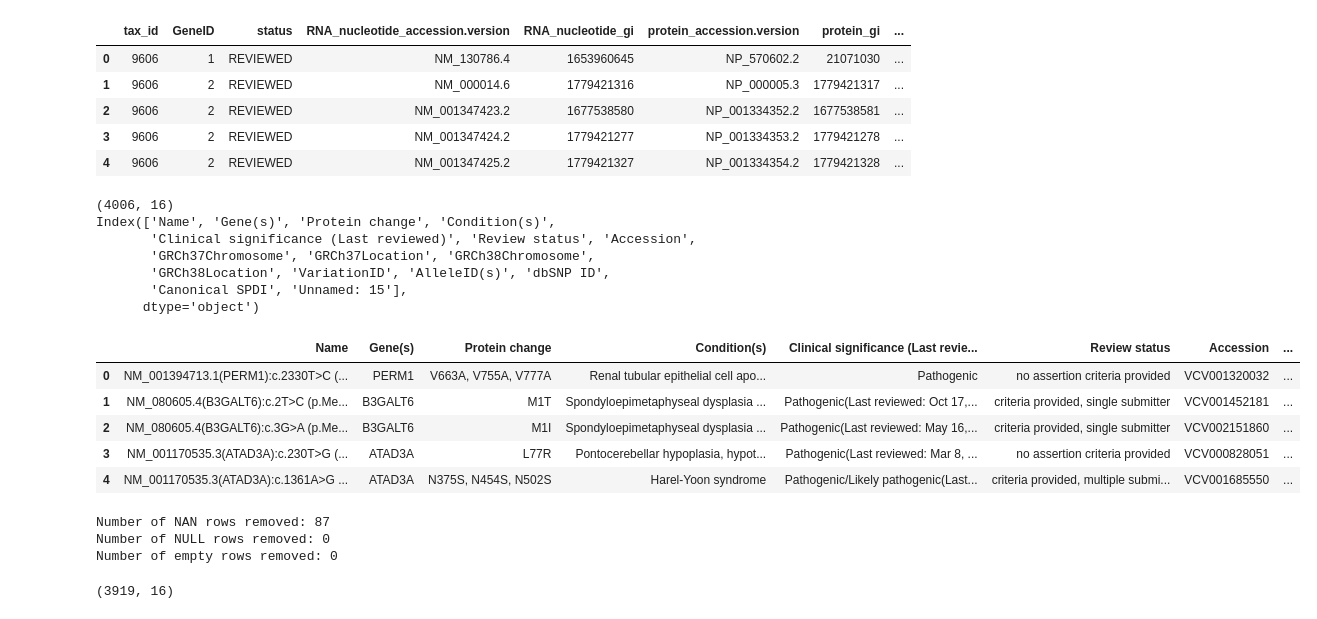
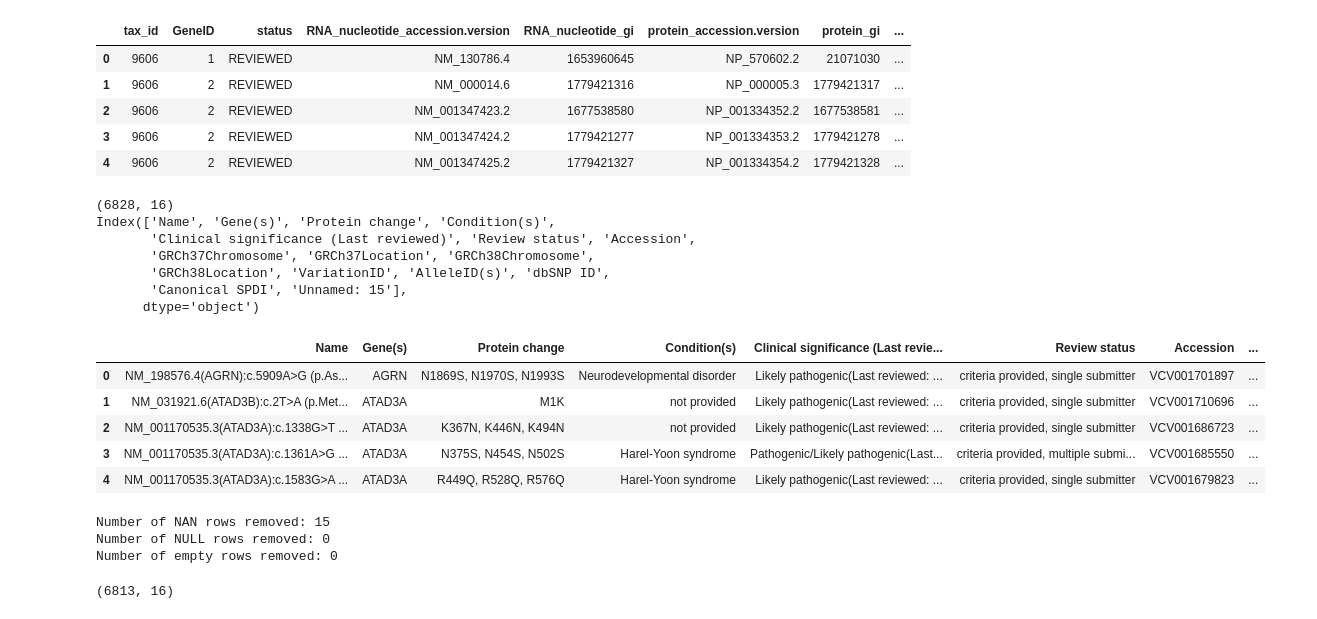
Before and after one commit to akabiraka/variant_effect_analysis, a Jupyter notebook: data_processing/clinvar_mapping_gene2refseq.ipynb, the cells around one changed output. Saved outputs shown, nothing was run; the diff lists cells and outputs as text; code cells hidden in the pictures.

```diff
--- a/data_processing/clinvar_mapping_gene2refseq.ipynb
+++ b/data_processing/clinvar_mapping_gene2refseq.ipynb
@@ -22,34 +22,34 @@ gene2refseq_filtered_df.head()
 | 3 | 9606 | 2 | REVIEWED | NM_001347424.2 | 1779421277 | NP_001334353.2 | 1779421278 | ... |
 | 4 | 9606 | 2 | REVIEWED | NM_001347425.2 | 1779421327 | NP_001334354.2 | 1779421328 | ... |
 # %%
-clinvar_data_filepath = home_dir+"data/clinvar/search_results/clinvar_HumanPathogenicMissenseVariants01012022To14022023.txt"
-# clinvar_data_filepath = home_dir+"data/clinvar/search_results/clinvar_HumanLikelyPathogenicMissenseVariants01012022To14022023.txt"
+# clinvar_data_filepath = home_dir+"data/clinvar/search_results/clinvar_HumanPathogenicMissenseVariants01012022To14022023.txt"
+clinvar_data_filepath = home_dir+"data/clinvar/search_results/clinvar_HumanLikelyPathogenicMissenseVariants01012022To14022023.txt"
 clinvar_hum_patho_missense_variants_df = pd.read_csv(clinvar_data_filepath, delim_whitespace=False, sep="\t")
 print(clinvar_hum_patho_missense_variants_df.shape)
 print(clinvar_hum_patho_missense_variants_df.columns)
 clinvar_hum_patho_missense_variants_df.head()
 # %% [output]
-(4006, 16)
+(6828, 16)
 Index(['Name', 'Gene(s)', 'Protein change', 'Condition(s)',
        'Clinical significance (Last reviewed)', 'Review status', 'Accession',
        'GRCh37Chromosome', 'GRCh37Location', 'GRCh38Chromosome',
        'GRCh38Location', 'VariationID', 'AlleleID(s)', 'dbSNP ID',
        'Canonical SPDI', 'Unnamed: 15'],
       dtype='object')
 |  | Name | Gene(s) | Protein change | Condition(s) | Clinical significance (Last revie... | Review status | Accession | ... |
-| 0 | NM_001394713.1(PERM1):c.2330T>C (... | PERM1 | V663A, V755A, V777A | Renal tubular epithelial cell apo... | Pathogenic | no assertion criteria provided | VCV001320032 | ... |
-| 1 | NM_080605.4(B3GALT6):c.2T>C (p.Me... | B3GALT6 | M1T | Spondyloepimetaphyseal dysplasia ... | Pathogenic(Last reviewed: Oct 17,... | criteria provided, single submitter | VCV001452181 | ... |
-| 2 | NM_080605.4(B3GALT6):c.3G>A (p.Me... | B3GALT6 | M1I | Spondyloepimetaphyseal dysplasia ... | Pathogenic(Last reviewed: May 16,... | criteria provided, single submitter | VCV002151860 | ... |
-| 3 | NM_001170535.3(ATAD3A):c.230T>G (... | ATAD3A | L77R | Pontocerebellar hypoplasia, hypot... | Pathogenic(Last reviewed: Mar 8, ... | no assertion criteria provided | VCV000828051 | ... |
-| 4 | NM_001170535.3(ATAD3A):c.1361A>G ... | ATAD3A | N375S, N454S, N502S | Harel-Yoon syndrome | Pathogenic/Likely pathogenic(Last... | criteria provided, multiple submi... | VCV001685550 | ... |
+| 0 | NM_198576.4(AGRN):c.5909A>G (p.As... | AGRN | N1869S, N1970S, N1993S | Neurodevelopmental disorder | Likely pathogenic(Last reviewed: ... | criteria provided, single submitter | VCV001701897 | ... |
+| 1 | NM_031921.6(ATAD3B):c.2T>A (p.Met... | ATAD3A | M1K | not provided | Likely pathogenic(Last reviewed: ... | criteria provided, single submitter | VCV001710696 | ... |
+| 2 | NM_001170535.3(ATAD3A):c.1338G>T ... | ATAD3A | K367N, K446N, K494N | not provided | Likely pathogenic(Last reviewed: ... | criteria provided, single submitter | VCV001686723 | ... |
+| 3 | NM_001170535.3(ATAD3A):c.1361A>G ... | ATAD3A | N375S, N454S, N502S | Harel-Yoon syndrome | Pathogenic/Likely pathogenic(Last... | criteria provided, multiple submi... | VCV001685550 | ... |
+| 4 | NM_001170535.3(ATAD3A):c.1583G>A ... | ATAD3A | R449Q, R528Q, R576Q | Harel-Yoon syndrome | Likely pathogenic(Last reviewed: ... | criteria provided, single submitter | VCV001679823 | ... |
 # %%
 clinvar_hum_patho_missense_variants_df = filter_remove_null_nan_empty_entries(clinvar_hum_patho_missense_variants_df, a_col_name="Protein change")
 clinvar_hum_patho_missense_variants_df.shape
 # %% [output]
-Number of NAN rows removed: 87
+Number of NAN rows removed: 15
 Number of NULL rows removed: 0
 Number of empty rows removed: 0
-(3919, 16)
+(6813, 16)
 # %%
 clinvar_hum_patho_missense_variants_df["RNA"] = clinvar_hum_patho_missense_variants_df["Name"].apply(lambda x: x.split("(")[0]) # RNA transcript accession: NM_accession.version
 merged_df = clinvar_hum_patho_missense_variants_df.merge(gene2refseq_filtered_df, how="left", left_on="RNA", right_on="RNA_nucleotide_accession.version") # mapping clinvar mRNA transcripts to protein accession
```
Also changed, not shown: parts of 2 cells of this notebook, 14 other files.
